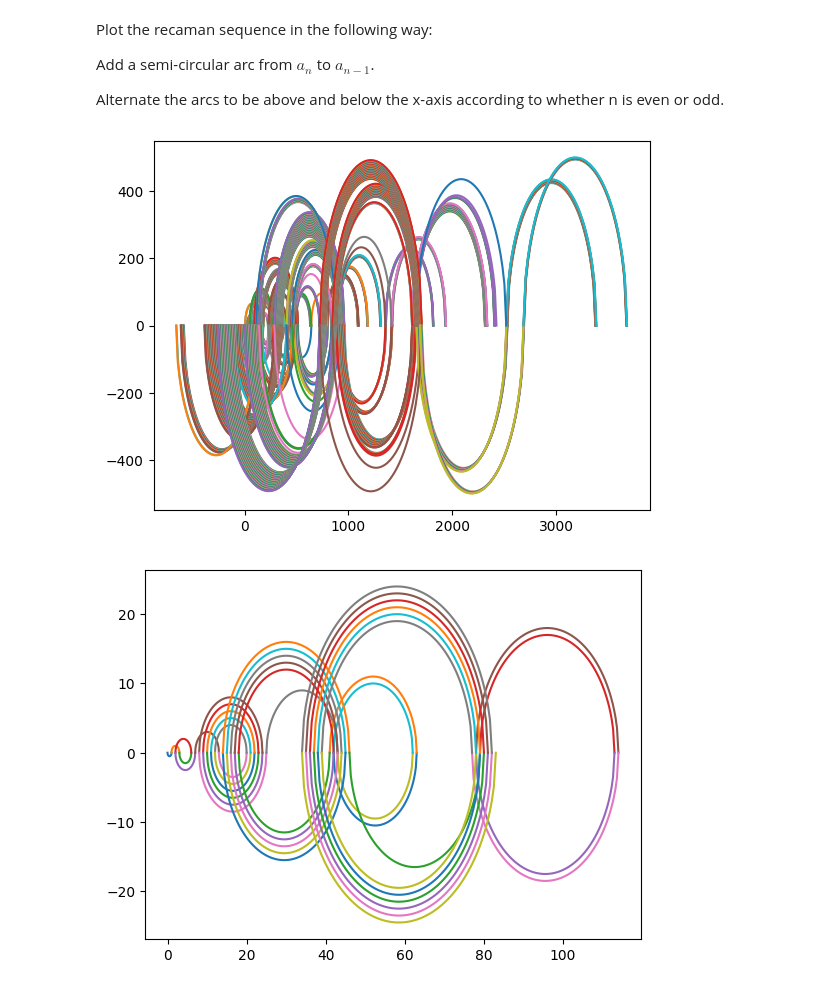
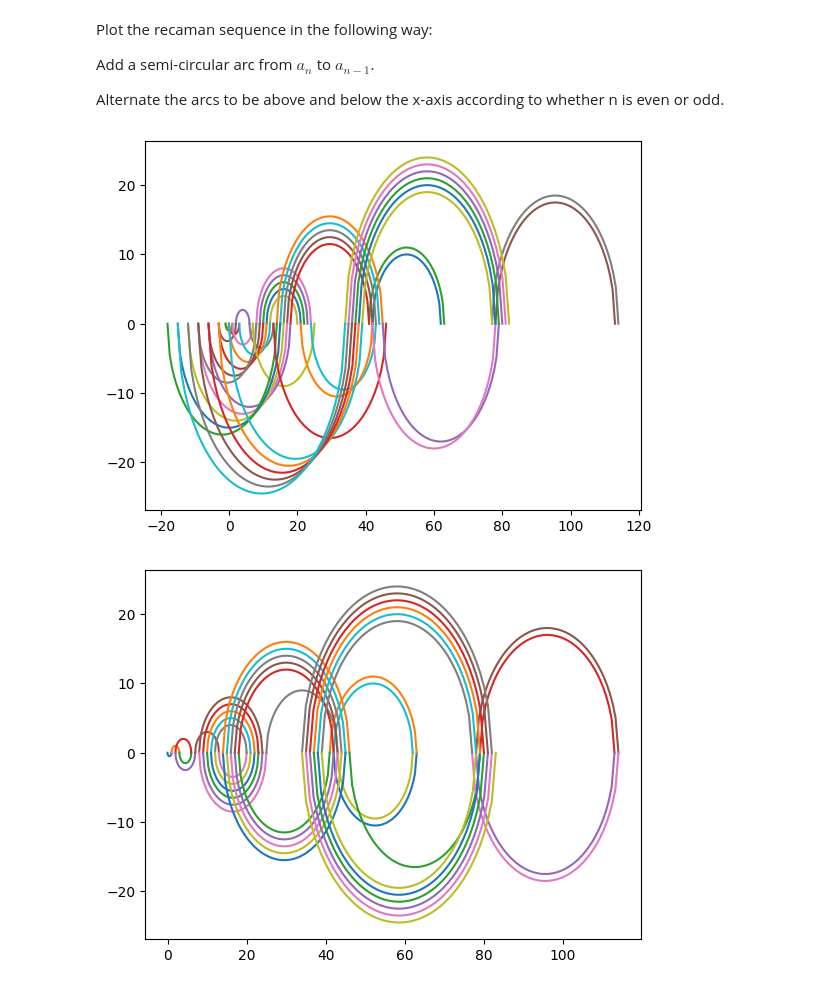
Before and after one commit to alessimichele/AdvancedProgramming_dssc22, a Jupyter notebook: python/Exercises2.ipynb, the cells around one changed output. Cells and saved outputs as stored; diff of their text form; code cells hidden in the pictures.

```diff
--- a/python/Exercises2.ipynb
+++ b/python/Exercises2.ipynb
@@ -31,6 +31,9 @@ Add a semi-circular arc from $a_{n}$ to $a_{n-1}$.
 Alternate the arcs to be above and below the x-axis according to whether
     n is even or odd.
 # %%
+import numpy as np
+from matplotlib import pyplot as plt
+
 def semicircle(x1,x2,up=[True, False]):
     a = min(x1,x2)
     b = max(x1,x2)
@@ -41,36 +44,36 @@ def semicircle(x1,x2,up=[True, False]):
     y = np.sqrt(radius**2 - (x-center)**2)
     if up==True:
         plt.plot(x,y)
     else:
         plt.plot(x,-y)
 
 
-
+# plot above/below w.r.t diff>0 or not
 def recaman1(N):
     seq = set()
     final = list() # need this because set sort its element
     if N==0:
         seq.add(0)
         final.append(0)
     else:
         a = 0
         n = 0
         while n<N:
             diff = a - n
             if (diff > 0) and (diff not in seq):
                 semicircle(a,diff,True)
                 a = diff
             else:
                 semicircle(a,diff,False)
                 a = a + n
             seq.add(a)
             final.append(a)
             n = n + 1
     return
 
-recaman1(1000)
+recaman1(50)
 # %% [output]
-[figure, old version]
+[figure, new version]
 # %%
 def recaman1(N):
     seq = set()
```
Also changed, not shown: parts of 10 cells of this notebook, 7 other files.
